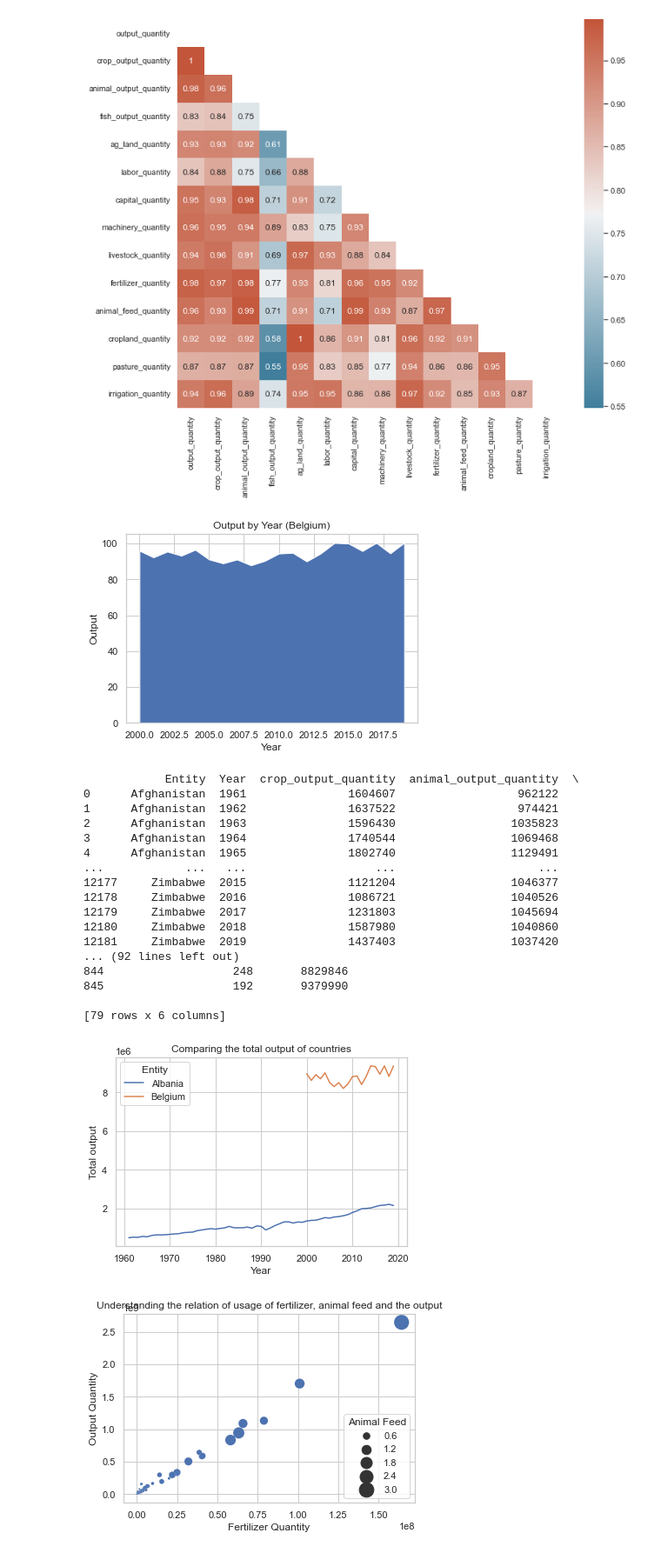
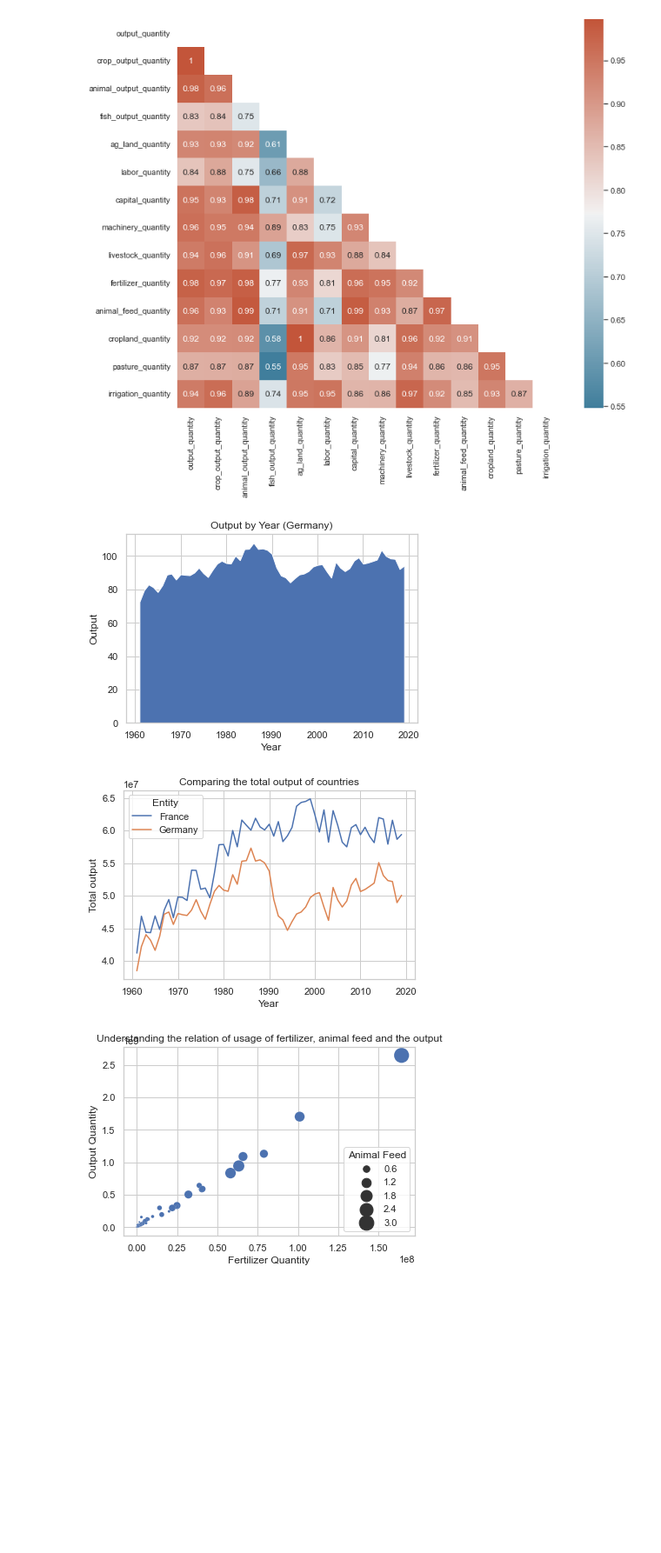
Before and after one commit to InesDew/NOVA-Agros, a Jupyter notebook: Showcase_group_16.ipynb, the cells around one changed output. Shown: that part at 87% size. Cells and saved outputs as stored; diff of their text form; code cells hidden in the pictures; blank space fills up the shorter version.

```diff
--- a/Showcase_group_16.ipynb
+++ b/Showcase_group_16.ipynb
@@ -65,29 +51,14 @@ obj.correlate_quantities()
 # %% [output]
 [figure]
 # %%
-obj.output_area_plot("Belgium")
+# Method 4
+obj.output_area_plot("Germany")
 # %% [output]
-[figure, old version]
+[figure, new version]
 # %%
-countries = ["Albania","Belgium"]
+# Method 5
+countries = ["France","Germany"]
 obj.output_over_time(countries)
 # %% [output]
-            Entity  Year  crop_output_quantity  animal_output_quantity  \
-0      Afghanistan  1961               1604607                  962122
-1      Afghanistan  1962               1637522                  974421
-2      Afghanistan  1963               1596430                 1035823
-3      Afghanistan  1964               1740544                 1069468
-4      Afghanistan  1965               1802740                 1129491
-...            ...   ...                   ...                     ...
-12177     Zimbabwe  2015               1121204                 1046377
-12178     Zimbabwe  2016               1086721                 1040526
-12179     Zimbabwe  2017               1231803                 1045694
-12180     Zimbabwe  2018               1587980                 1040860
-12181     Zimbabwe  2019               1437403                 1037420
-... (92 lines left out)
-844                   248       8829846
-845                   192       9379990
-
-[79 rows x 6 columns]
-[figure, old version]
+[figure, new version]
 # %%
```
Also changed, not shown: parts of 5 cells of this notebook, 1 other file.
